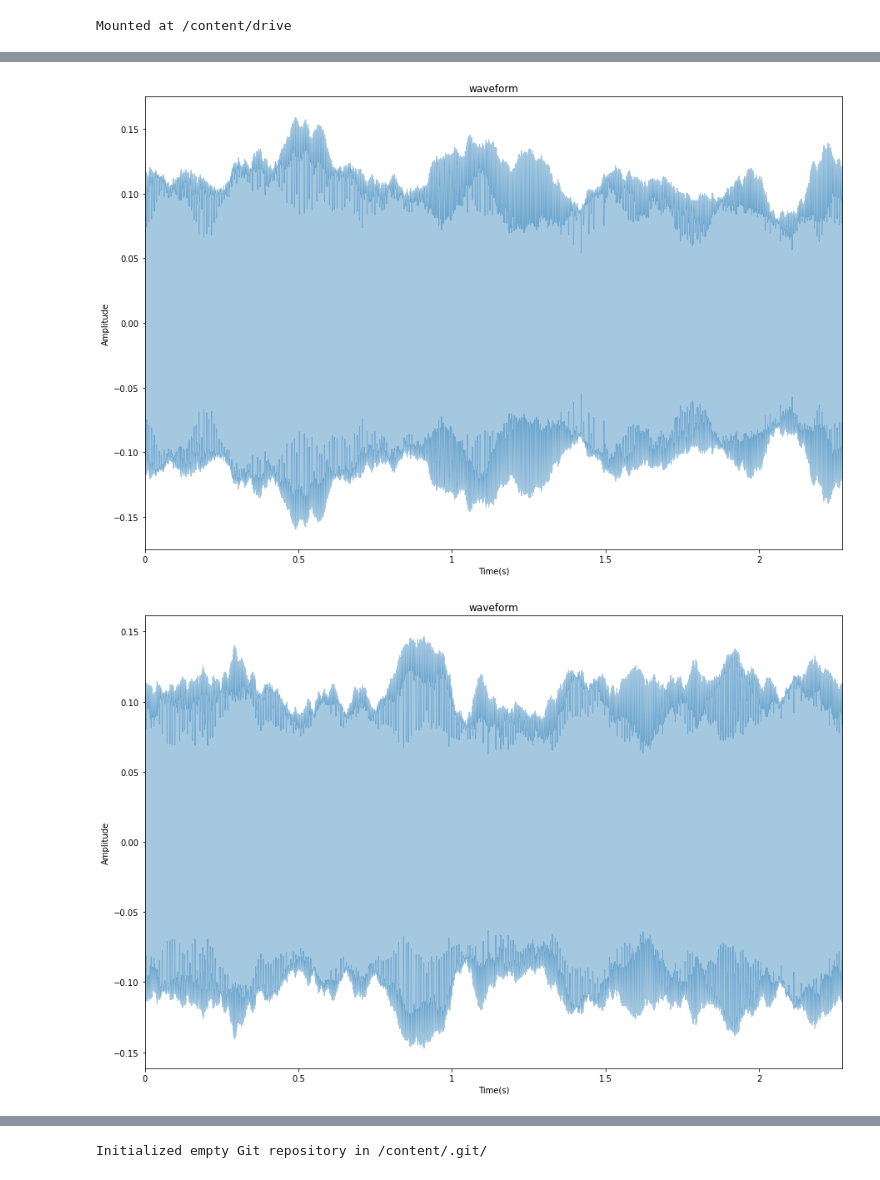
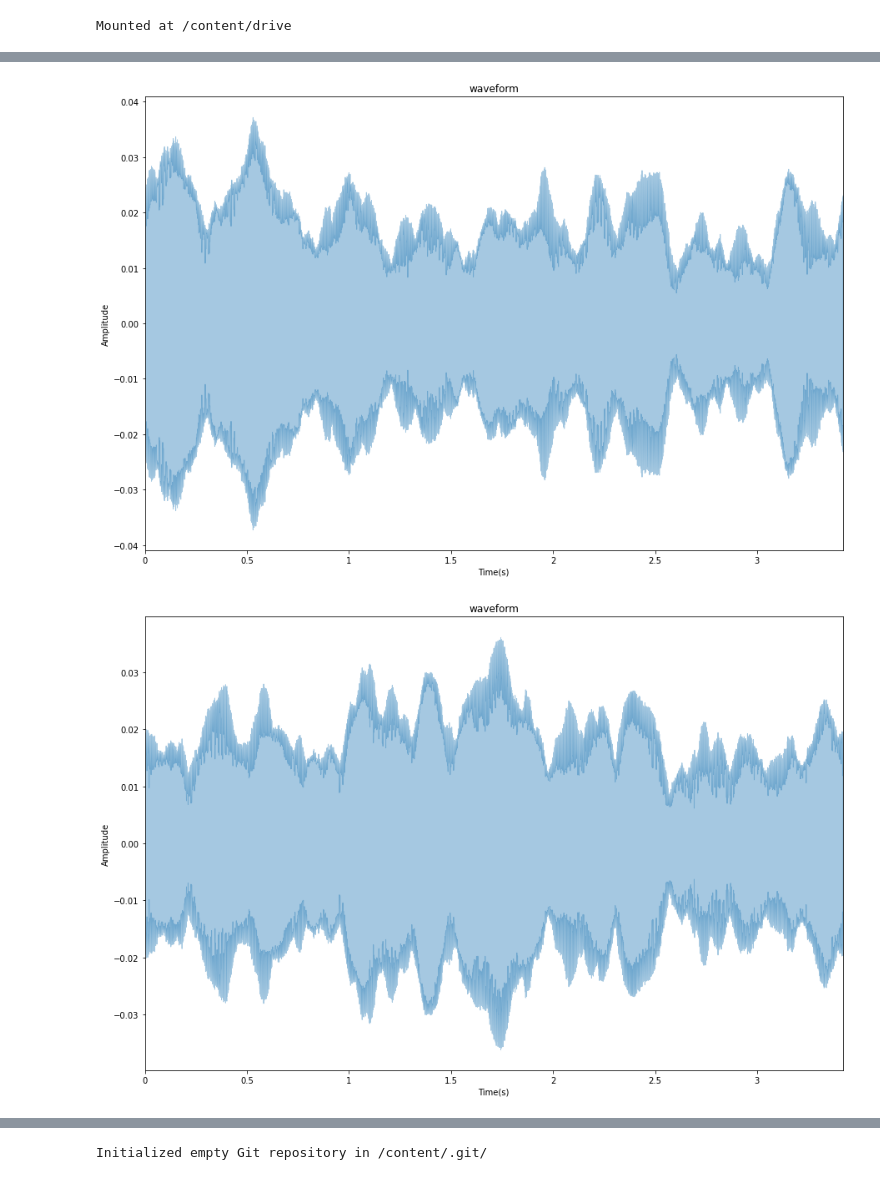
Before and after one commit to ysy2000/github-slideshow, a Jupyter notebook: sound_randomize!.ipynb, the cells around one changed output, grey strips where cells are left out. Cells and saved outputs as stored; diff of their text form; code cells hidden in the pictures.

Commit message:
Colaboratory를 통해 생성됨

```diff
--- a/sound_randomize!.ipynb
+++ b/sound_randomize!.ipynb
@@ -17,7 +17,9 @@ drive.mount('/content/drive')
 # %% [output]
 Mounted at /content/drive
 # %%
-file_path = '/content/drive/My Drive/Colab Notebooks/cut_violinA4.wav'
+music_file = 'trumpet'
+file_path = '/content/drive/My Drive/Colab Notebooks/'+music_file+'.wav'
+# file_path = '/content/drive/My Drive/Colab Notebooks/cut_violinA4.wav'
 # %%
 fig_size = (15, 10)
 data, sr = librosa.load(file_path, sr = None)
@@ -154,15 +182,15 @@ sf.write('/content/drive/MyDrive/Colab Notebooks/new_violinA4.wav', data, sr, su
 # %%
 for index in range(5):
   phase = 180 * np.random.rand(len(phase))
   new_furier_data = spectrum*np.exp(-1j*np.pi*phase)
   new_data = np.fft.ifft(new_furier_data)
   plt.figure(figsize=fig_size)
   librosa.display.waveplot(abs(new_data), sr, alpha=0.4)
   plt.xlabel("Time(s)")
   plt.ylabel("Amplitude")
   plt.title("waveform")
-  file_name = '/content/drive/MyDrive/Colab Notebooks/new_violinA4'+ str(index+1)
-  sf.write(file_name +'.wav', data, sr, subtype='PCM_24')
+  file_name = '/content/drive/MyDrive/Colab Notebooks/'+music_file+ str(index+1)
+  # sf.write(file_name +'.wav', data, sr, subtype='PCM_24')
 # %% [output]
-[figure, old version]
+[figure, new version]
-[figure, old version]
+[figure, new version]
```
Also changed, not shown: parts of 17 cells of this notebook.
